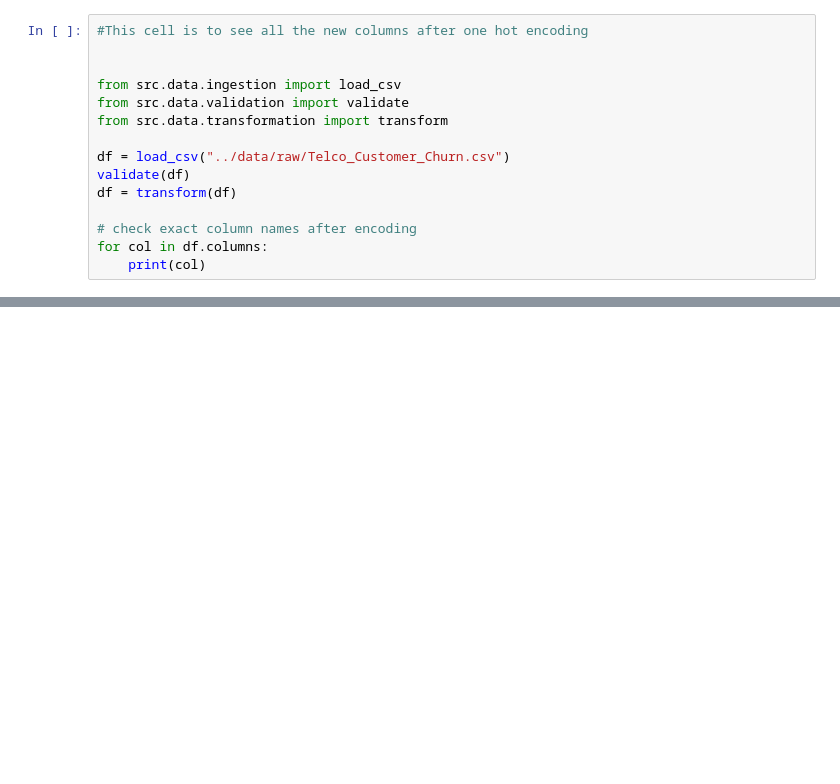
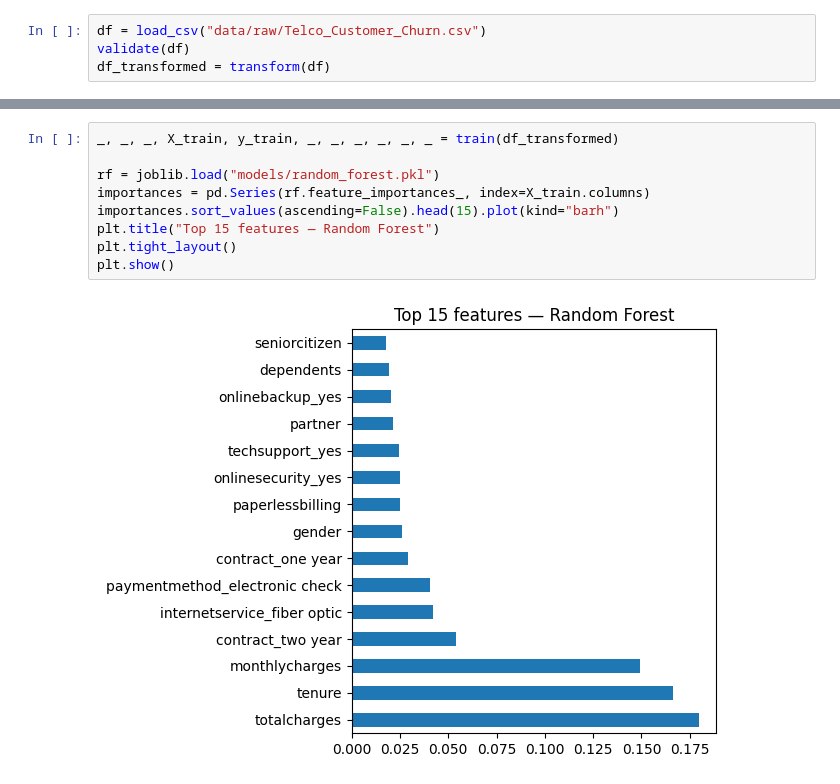
Before and after one commit to SantiLopBla/churn-prediction, a Jupyter notebook: notebooks/02_model_debug.ipynb, the cells around one changed output, grey strips where cells are left out. Drawn from its saved outputs; the diff is of its cells as text; blank space fills up the shorter version.

```diff
--- a/notebooks/02_model_debug.ipynb
+++ b/notebooks/02_model_debug.ipynb
@@ -45,18 +10,7 @@ Series([], dtype: object)
 # %%
-#This cell is to see all the new columns after one hot encoding
-
-
-from src.data.ingestion import load_csv
-from src.data.validation import validate
-from src.data.transformation import transform
-
-df = load_csv("../data/raw/Telco_Customer_Churn.csv")
+df = load_csv("data/raw/Telco_Customer_Churn.csv")
 validate(df)
-df = transform(df)
-
-# check exact column names after encoding
-for col in df.columns:
-    print(col)
+df_transformed = transform(df)
 # %% [output]
 Data loaded: 7043 rows, 21 columns
 Transformation complete. Final shape: (7043, 31)
@@ -77,0 +68,11 @@ paymentmethod_mailed check
+# %%
+_, _, _, X_train, y_train, _, _, _, _, _, _ = train(df_transformed)
+
+rf = joblib.load("models/random_forest.pkl")
+importances = pd.Series(rf.feature_importances_, index=X_train.columns)
+importances.sort_values(ascending=False).head(15).plot(kind="barh")
+plt.title("Top 15 features — Random Forest")
+plt.tight_layout()
+plt.show()
+# %% [output]
+[figure, added]
```
Also changed, not shown: parts of 7 cells of this notebook, 5 other files.
